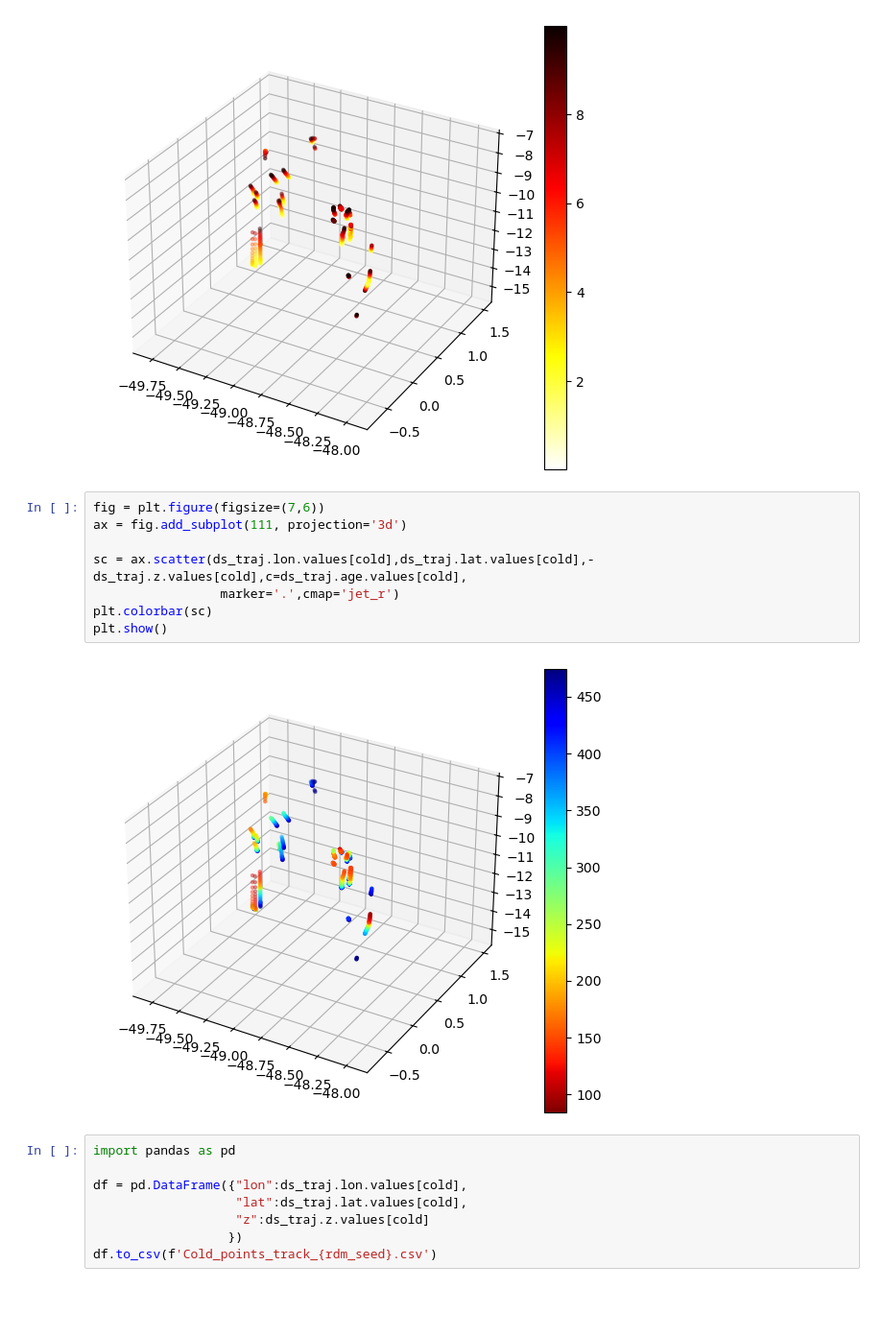
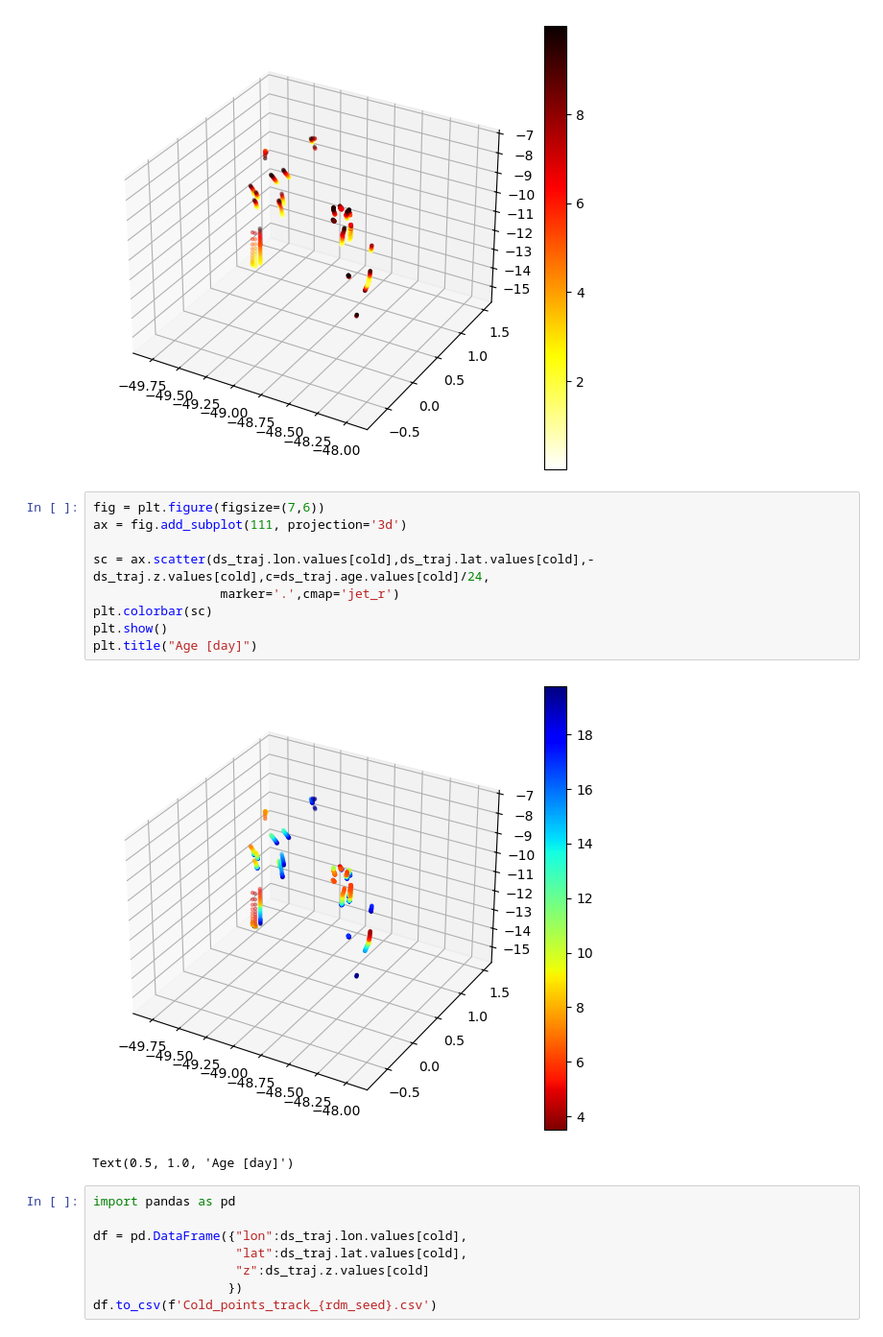
Before and after one commit to danliba/Amazon, a Jupyter notebook: Atlantic/notebooks/Atlantic_parcels_TS_track.ipynb, the cells around one changed output. Shown at 96% size. Saved outputs shown, nothing was run; the diff lists cells and outputs as text; blank space fills up the shorter version.

```diff
--- a/Atlantic/notebooks/Atlantic_parcels_TS_track.ipynb
+++ b/Atlantic/notebooks/Atlantic_parcels_TS_track.ipynb
@@ -269,13 +269,15 @@ plt.show()
 # %%
 fig = plt.figure(figsize=(7,6))
 ax = fig.add_subplot(111, projection='3d')
 
-sc = ax.scatter(ds_traj.lon.values[cold],ds_traj.lat.values[cold],-ds_traj.z.values[cold],c=ds_traj.age.values[cold],
+sc = ax.scatter(ds_traj.lon.values[cold],ds_traj.lat.values[cold],-ds_traj.z.values[cold],c=ds_traj.age.values[cold]/24,
                  marker='.',cmap='jet_r')
 plt.colorbar(sc)
 plt.show()
+plt.title("Age [day]")
 # %% [output]
-[figure, old version]
+[figure, new version]
+Text(0.5, 1.0, 'Age [day]')
 # %%
 import pandas as pd
 
```
Also changed, not shown: 1 other file.
